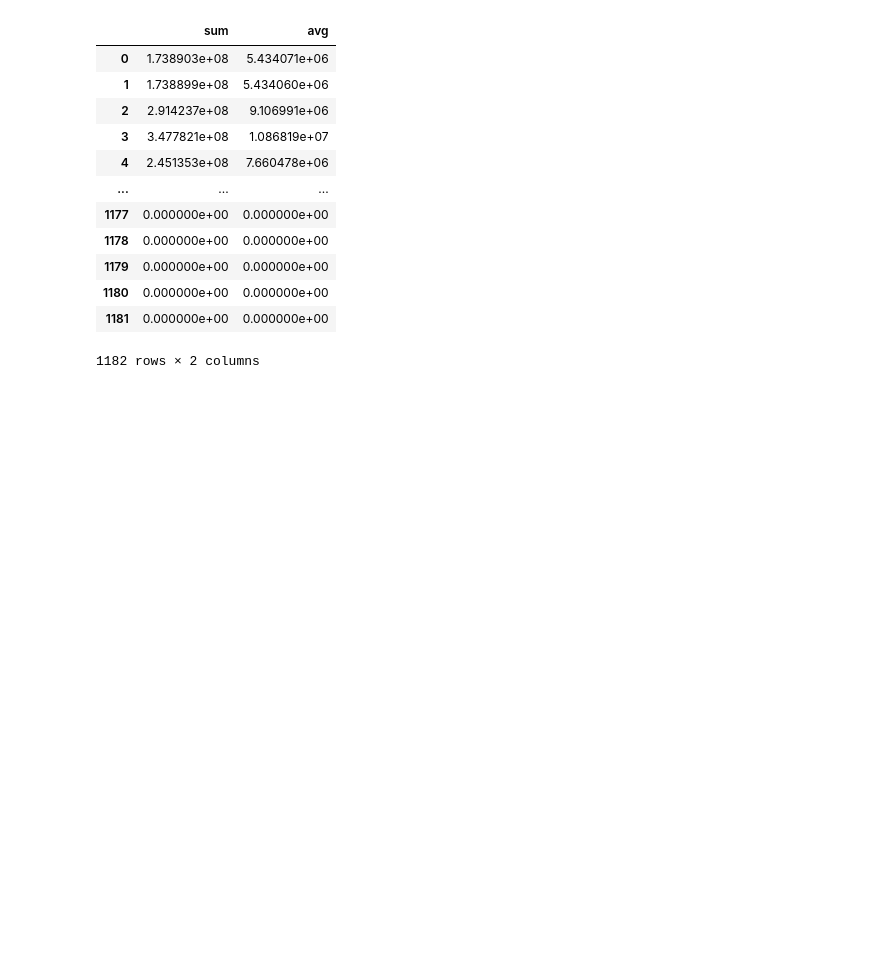
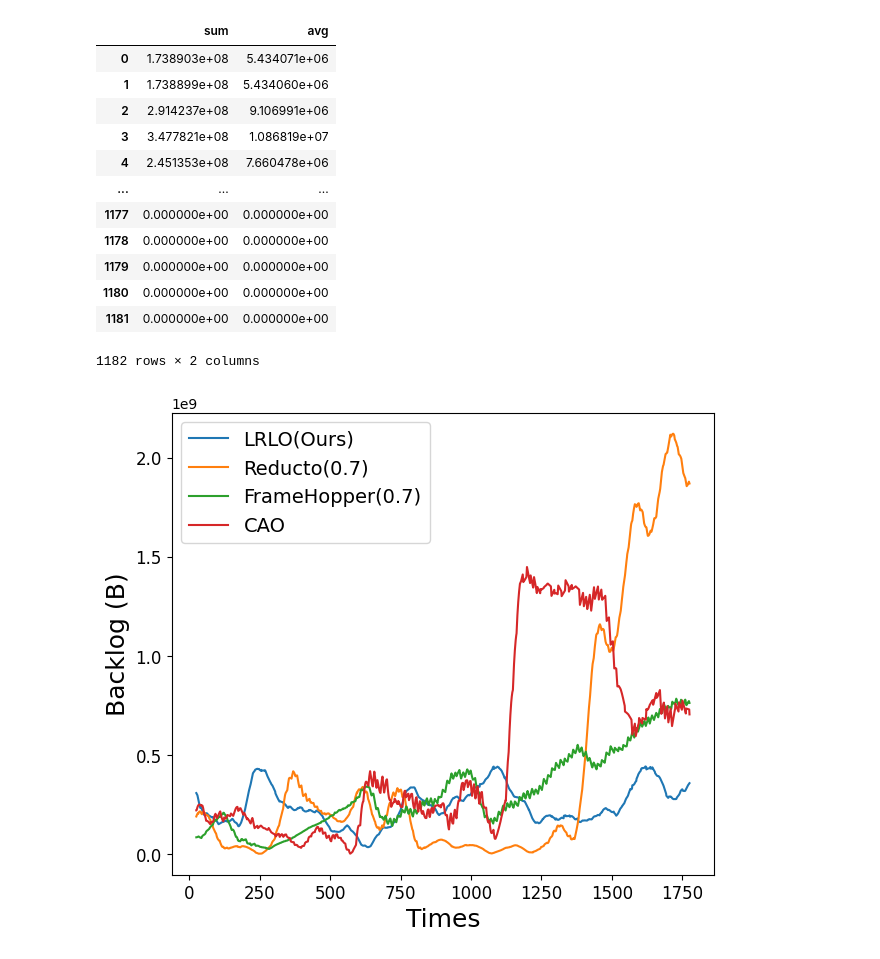
Before and after one commit to webb-c/Visualization-is-All-you-Need, a Jupyter notebook: LRLO_revision.ipynb, the cells around one changed output. Drawn from its saved outputs; the diff is of its cells as text; code cells hidden in the pictures; blank space fills up the shorter version.

Commit message:
modify: plot frame_drop backlog

```diff
--- a/LRLO_revision.ipynb
+++ b/LRLO_revision.ipynb
@@ -362,0 +310,4 @@ for data in dataset:
+# %%
+plot_backlog_smoothed(backlog_df_dict, 'JK', 2, scale_factor=0.1, time_limit=1800, window_size=50)
+# %% [output]
+[figure, added]
```
Also changed, not shown: parts of 5 cells of this notebook.
